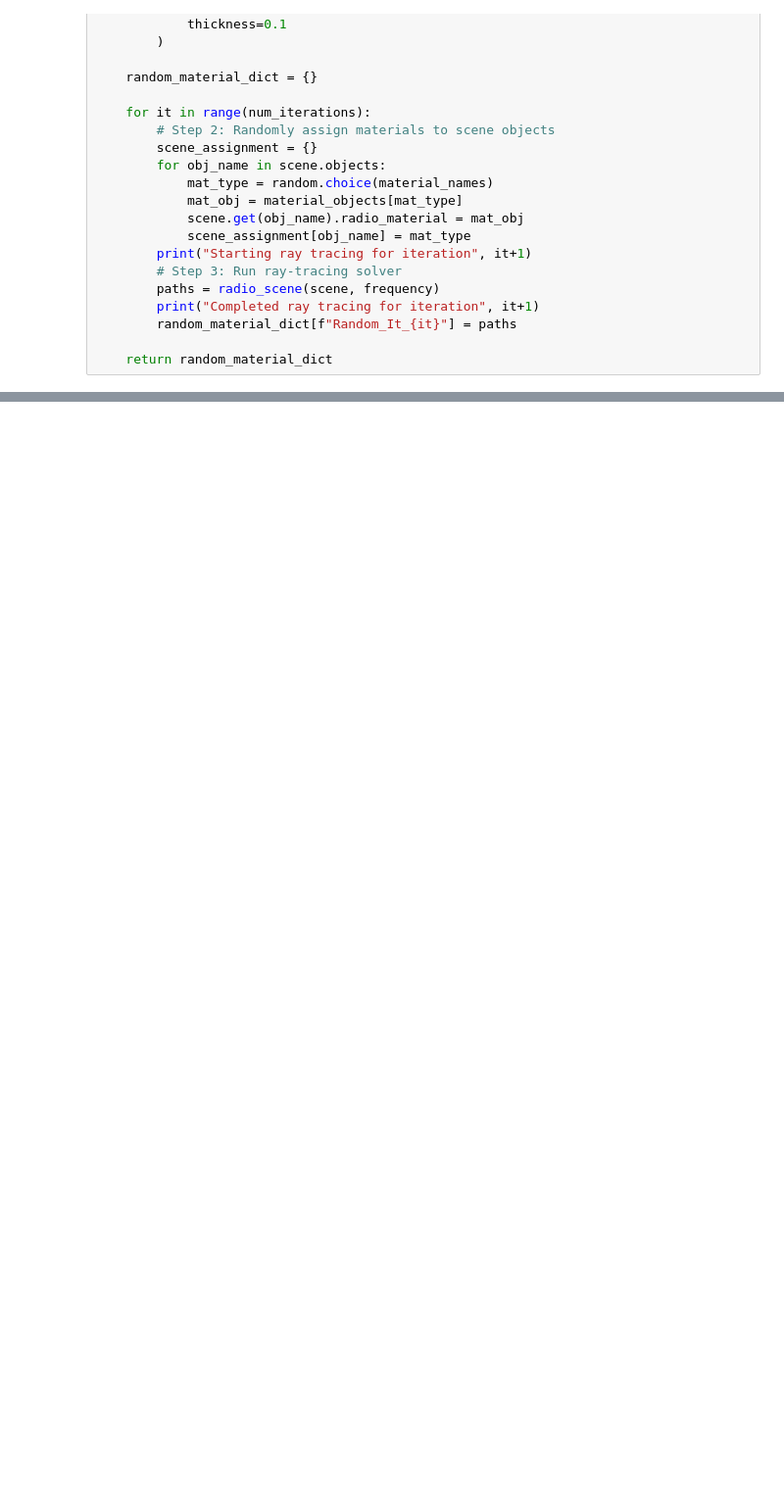
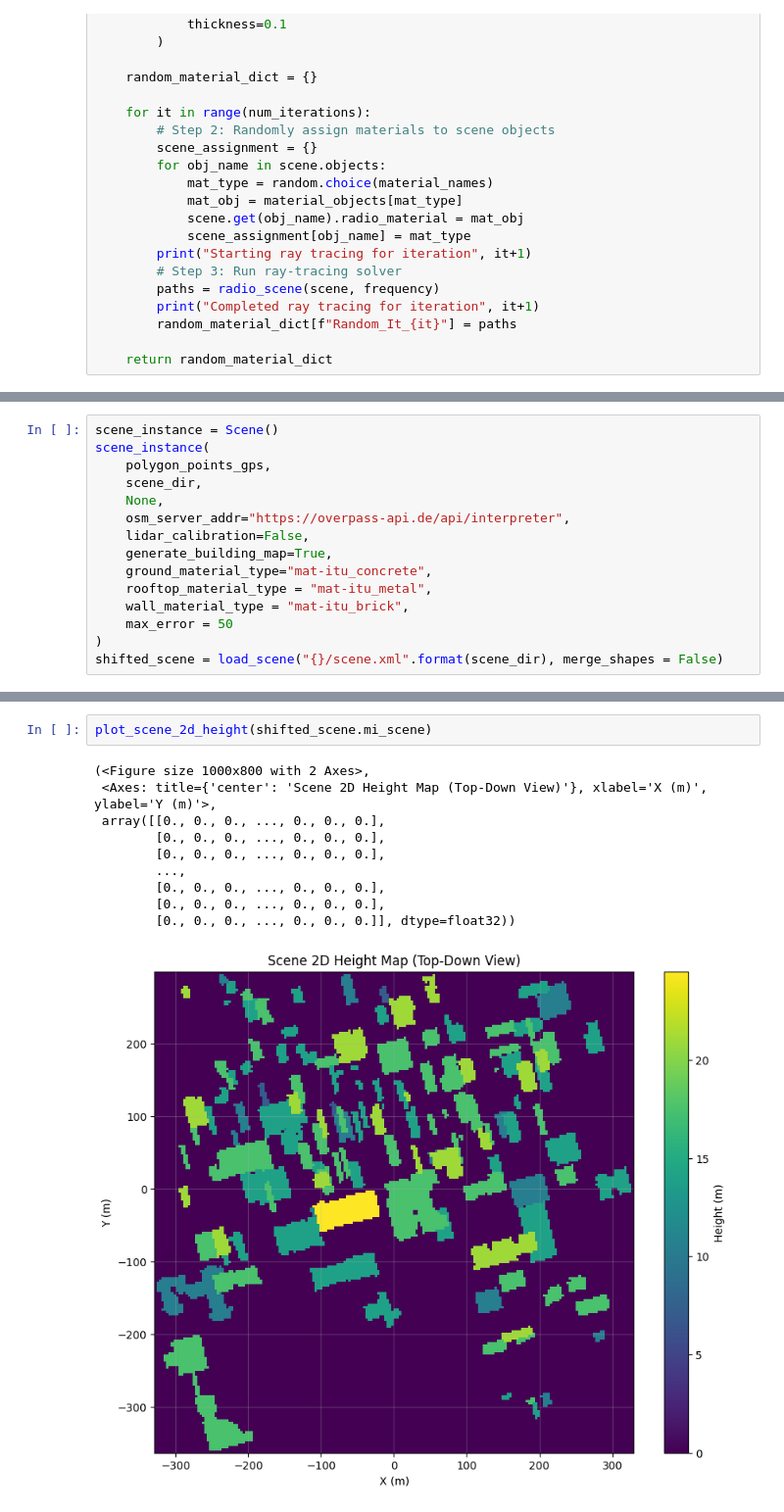
Before and after one commit to davidklee04/Sionna_Princeton, a Jupyter notebook: scene_generation.ipynb, the cells around one changed output, grey strips where cells are left out. Shown at 98% size. Drawn from its saved outputs; the diff is of its cells as text; blank space fills up the shorter version.

```diff
--- a/scene_generation.ipynb
+++ b/scene_generation.ipynb
@@ -689,0 +854,15 @@ HBox(children=(Renderer(camera=PerspectiveCamera(aspect=1.31, children=(Directio
+# %%
+scene_instance = Scene()
+scene_instance(
+    polygon_points_gps,
+    scene_dir,
+    None,
+    osm_server_addr="https://overpass-api.de/api/interpreter",
+    lidar_calibration=False,
+    generate_building_map=True,
+    ground_material_type="mat-itu_concrete",
+    rooftop_material_type = "mat-itu_metal",
+    wall_material_type = "mat-itu_brick",
+    max_error = 50
+)
+shifted_scene = load_scene("{}/scene.xml".format(scene_dir), merge_shapes = False)
@@ -689,0 +884,13 @@ HBox(children=(Renderer(camera=PerspectiveCamera(aspect=1.31, children=(Directio
+# %%
+plot_scene_2d_height(shifted_scene.mi_scene)
+# %% [output]
+(<Figure size 1000x800 with 2 Axes>,
+ <Axes: title={'center': 'Scene 2D Height Map (Top-Down View)'}, xlabel='X (m)', ylabel='Y (m)'>,
+ array([[0., 0., 0., ..., 0., 0., 0.],
+        [0., 0., 0., ..., 0., 0., 0.],
+        [0., 0., 0., ..., 0., 0., 0.],
+        ...,
+        [0., 0., 0., ..., 0., 0., 0.],
+        [0., 0., 0., ..., 0., 0., 0.],
+        [0., 0., 0., ..., 0., 0., 0.]], dtype=float32))
+[figure, added]
```
Also changed, not shown: parts of 11 cells of this notebook.
